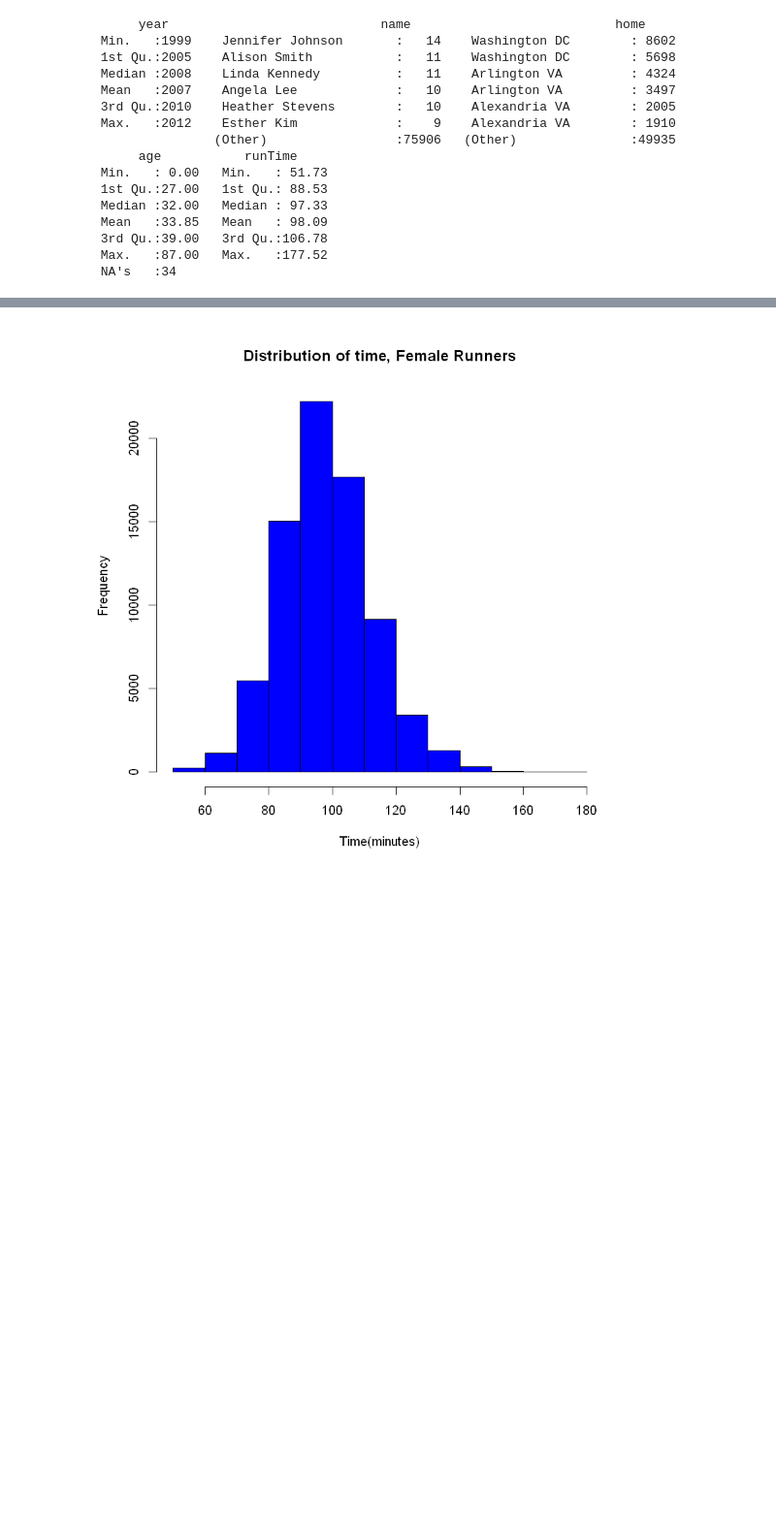
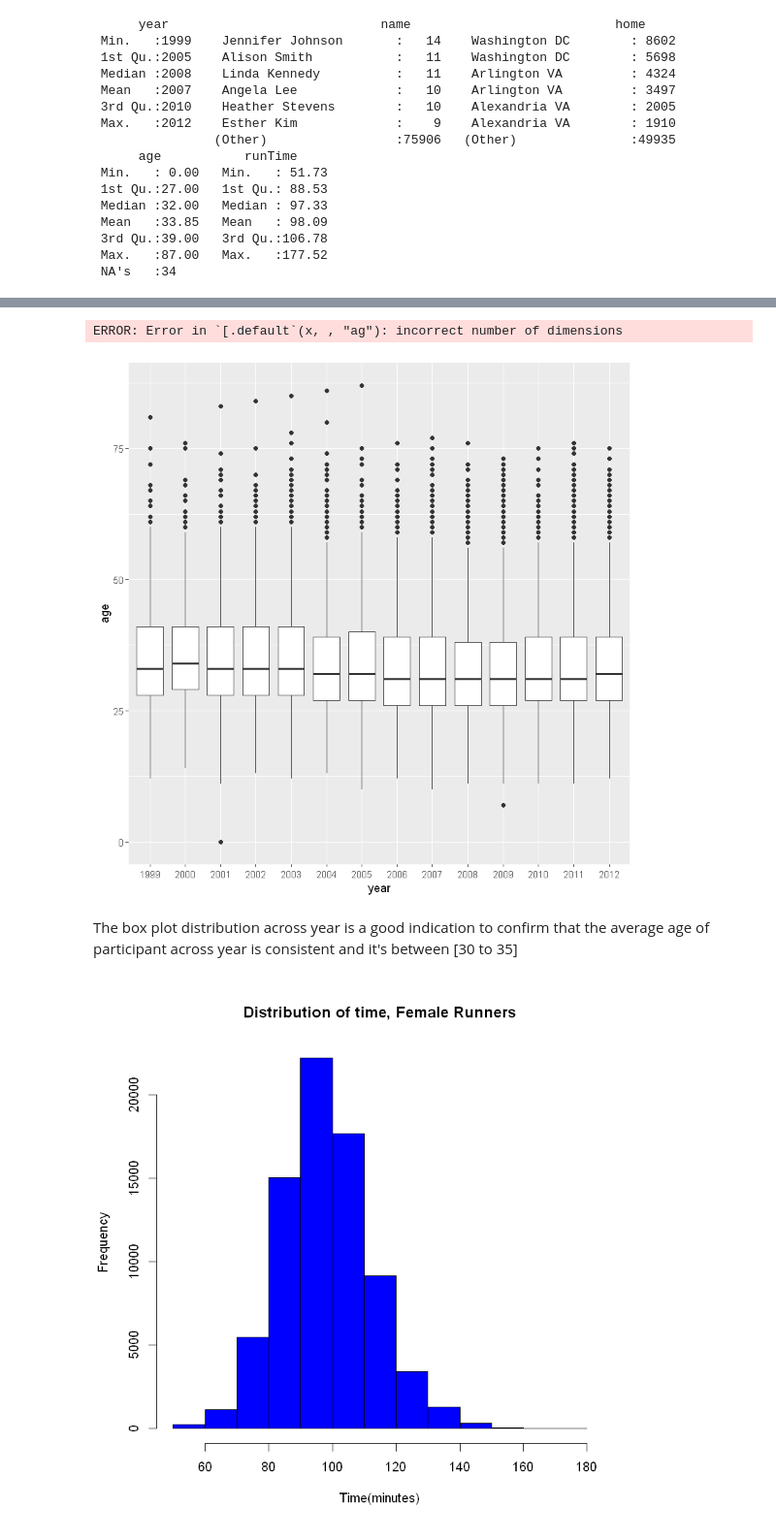
Before and after one commit to DrewLarsen2757/SMU_QTW, a Jupyter notebook: CASE_STUDY_4/Rikel_EDA_basic.ipynb, the cells around one changed output, grey strips where cells are left out. Shown at 97% size. Drawn from its saved outputs; the diff is of its cells as text; code cells hidden in the pictures; blank space fills up the shorter version.

```diff
--- a/CASE_STUDY_4/Rikel_EDA_basic.ipynb
+++ b/CASE_STUDY_4/Rikel_EDA_basic.ipynb
@@ -93,6 +108,18 @@ str(df)
 # %%
 #remove na quick fix
 df <- na.omit(df)
+# %%
+age = sapply(df, function(x) as.numeric(x[ , 'ag']))
+# %% [output]
+ERROR: Error in `[.default`(x, , "ag"): incorrect number of dimensions
+# %%
+### box plot of age distribution  per year
+# grouped boxplot
+ggplot(df, aes(x=year, y=age)) + geom_boxplot()
+# %% [output]
+[figure, added]
+# %% [markdown]
+The box plot distribution across year is a good indication to confirm that the average age of participant across year is consistent and it's between [30 to 35]
 # %%
 hist(df$runTime, xlab = "Time(minutes)", main = "Distribution of time, Female Runners",
     col = "blue", breaks = 10)
```
Also changed, not shown: parts of 18 cells of this notebook, 1 other file.
